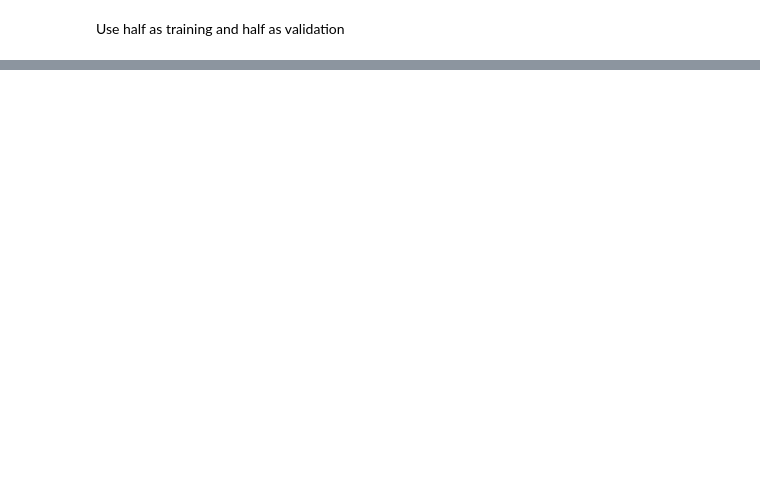
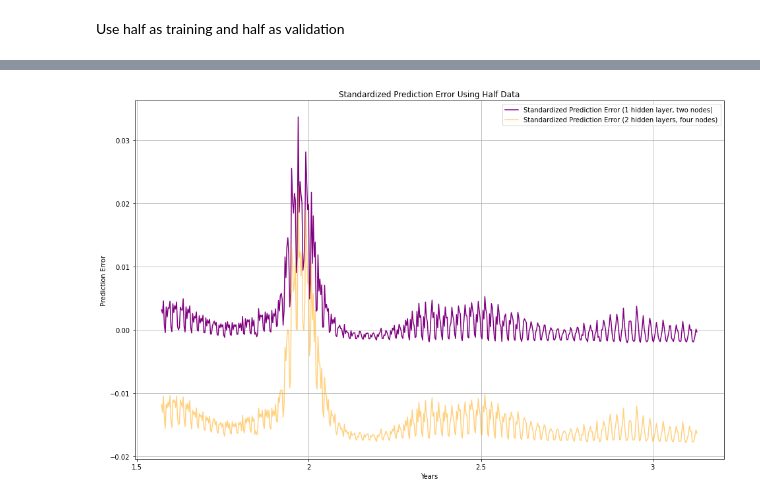
Before and after one commit to jferri3/ds4ph-team2-hw9, a Jupyter notebook: hw9_v1 std2.ipynb, the cells around one changed output, grey strips where cells are left out. Saved outputs shown, nothing was run; the diff lists cells and outputs as text; code cells hidden in the pictures; blank space fills up the shorter version.

```diff
--- a/hw9_v1 std2.ipynb
+++ b/hw9_v1 std2.ipynb
@@ -315,0 +380,8 @@ y_test = y.iloc[half_n:]
+# %%
+# calculate
+std_y_test_pred = model(std_X_test)
+std_y_test_pred = std_y_test_pred .detach().numpy().reshape(-1)
+# change tensor to numpy.array
+std_y_test_pred = std_y_test_pred.reshape(-1)
+# Compute residuals
+std_res_half = std_y_test - std_y_test_pred
@@ -315,0 +472,22 @@ y_test = y.iloc[half_n:]
+# %%
+# calculate
+std_y_test_pred2 = model2(std_X_test)
+std_y_test_pred2 = std_y_test_pred2 .detach().numpy().reshape(-1)
+# change tensor to numpy.array
+std_y_test_pred2 = std_y_test_pred2.reshape(-1)
+# Compute residuals
+std_res_half2 = std_y_test - std_y_test_pred2
+# %%
+# Create two subplots 1) 1 hidden layer, two nodes 2) 2 hidden layers, four nodes
+plt.figure(figsize=(16, 10))
+plt.plot(X.index[half_n:],std_res_half, label='Standardized Prediction Error (1 hidden layer, two nodes)',color='purple')
+plt.plot(X.index[half_n:],std_res_half2, label='Standardized Prediction Error (2 hidden layers, four nodes)',color='Orange', alpha=0.5)
+plt.xlabel('Years')
+plt.xticks([548,730,913,1095],[1.5,2,2.5,3])
+plt.ylabel('Prediction Error')
+plt.title('Standardized Prediction Error Using Half Data')
+plt.legend()
+plt.grid(True)
+plt.show();
+# %% [output]
+[figure, added]
```
Also changed, not shown: parts of 11 cells of this notebook.
